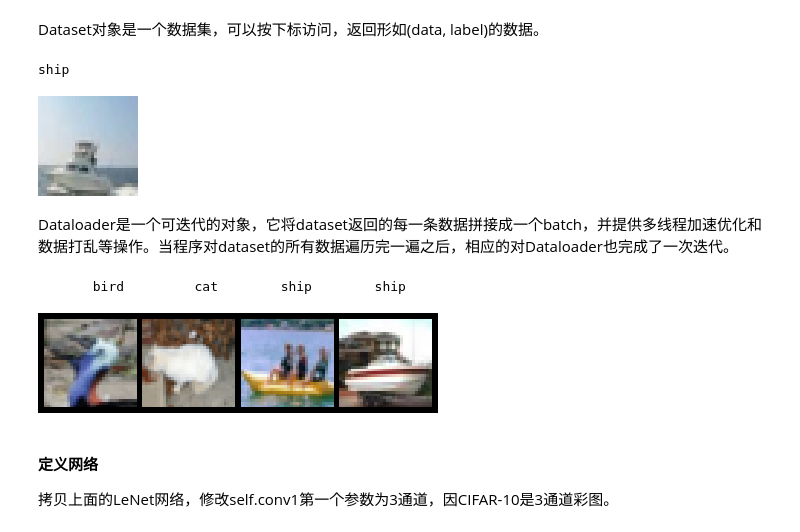
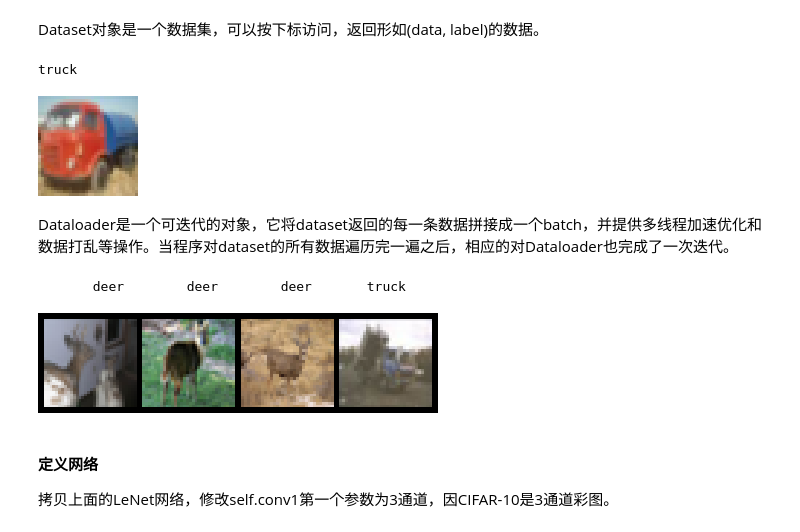
Before and after one commit to txytju/pytorch-book, a Jupyter notebook: chapter2-QuickStart/chapter2: PyTorch-Quick-Start.ipynb, the cells around one changed output. Drawn from its saved outputs; the diff is of its cells as text; code cells hidden in the pictures.

```diff
--- a/chapter2-QuickStart/chapter2: PyTorch-Quick-Start.ipynb
+++ b/chapter2-QuickStart/chapter2: PyTorch-Quick-Start.ipynb
@@ -454,9 +454,9 @@ transform = transforms.Compose([
 
 # 训练集
 trainset = tv.datasets.CIFAR10(
-                    root='/home/cy/tmp/data/',
+                    root='/notebooks/Machine-Learning-Projects/pytorch-book/dataset/',
                     train=True,
-                    download=True,
+                    download=False,
                     transform=transform)
 
 trainloader = t.utils.data.DataLoader(
@@ -467,9 +467,9 @@ trainloader = t.utils.data.DataLoader(
 
 # 测试集
 testset = tv.datasets.CIFAR10(
-                    '/home/cy/tmp/data/',
+                    '/notebooks/Machine-Learning-Projects/pytorch-book/dataset/',
                     train=False,
-                    download=True,
+                    download=False,
                     transform=transform)
 
 testloader = t.utils.data.DataLoader(
@@ -487,14 +486,14 @@ KeyboardInterrupt:
 # %% [markdown]
 Dataset对象是一个数据集，可以按下标访问，返回形如(data, label)的数据。
 # %%
-(data, label) = trainset[100]
+(data, label) = trainset[102]
 print(classes[label])
 
 # (data + 1) / 2是为了还原被归一化的数据
 show((data + 1) / 2).resize((100, 100))
 # %% [output]
-ship
+truck
-[figure, old version]
+[figure, new version]
 # %% [markdown]
 Dataloader是一个可迭代的对象，它将dataset返回的每一条数据拼接成一个batch，并提供多线程加速优化和数据打乱等操作。当程序对dataset的所有数据遍历完一遍之后，相应的对Dataloader也完成了一次迭代。
 # %%
@@ -503,8 +502,8 @@ images, labels = dataiter.next() # 返回4张图片及标签
 print(' '.join('%11s'%classes[labels[j]] for j in range(4)))
 show(tv.utils.make_grid((images+1)/2)).resize((400,100))
 # %% [output]
-       bird         cat        ship        ship
+       deer        deer        deer       truck
-[figure, old version]
+[figure, new version]
 # %% [markdown]
 ####   定义网络
 
```
Also changed, not shown: parts of 6 cells of this notebook.
